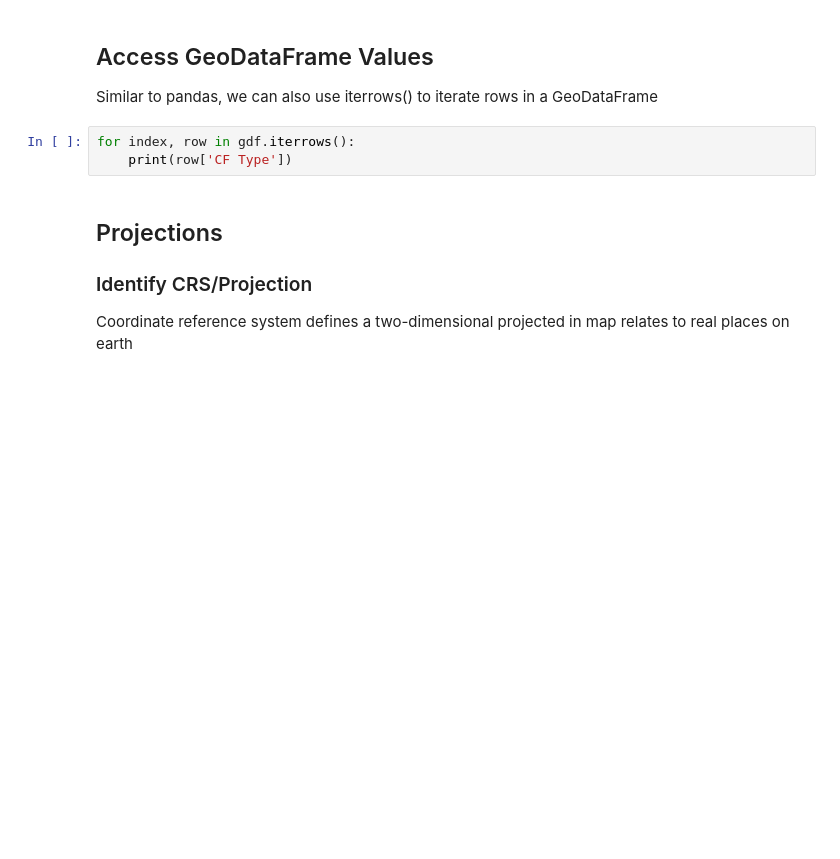
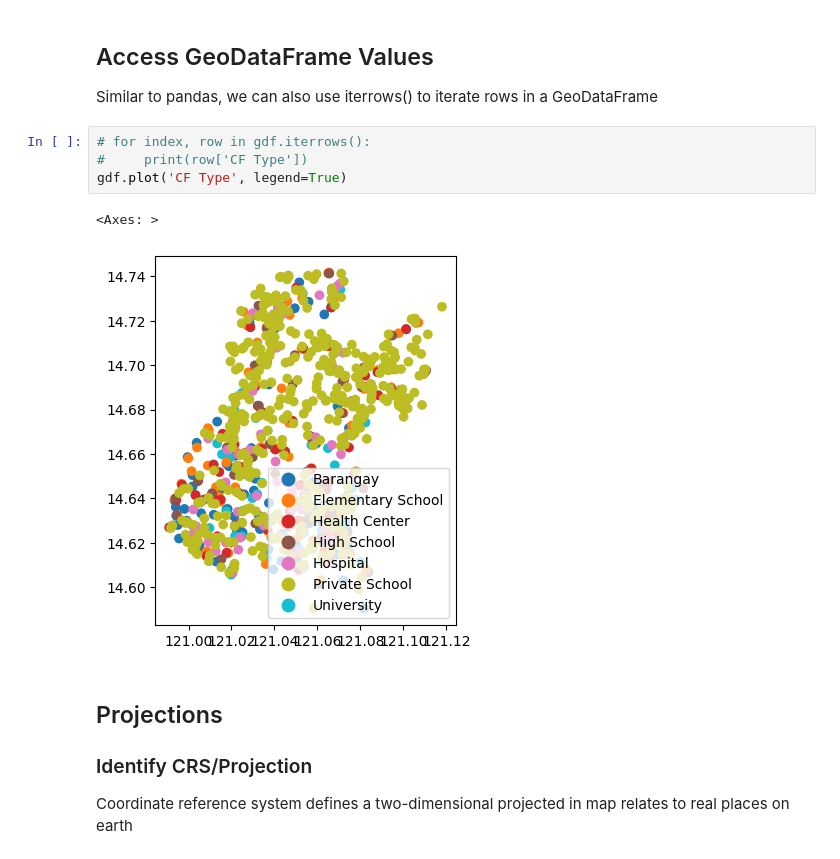
Before and after one commit to UPRI-NOAH/foss-4g-asia-2023, a Jupyter notebook: geopandas.ipynb, the cells around one changed output. Saved outputs shown, nothing was run; the diff lists cells and outputs as text; blank space fills up the shorter version.

```diff
--- a/geopandas.ipynb
+++ b/geopandas.ipynb
@@ -21,8 +92,12 @@ gdf.plot()
 ## Access GeoDataFrame Values
 Similar to pandas, we can also use iterrows() to iterate rows in a GeoDataFrame
 # %%
-for index, row in gdf.iterrows():
-    print(row['CF Type'])
+# for index, row in gdf.iterrows():
+#     print(row['CF Type'])
+gdf.plot('CF Type', legend=True)
+# %% [output]
+<Axes: >
+[figure, added]
 # %% [markdown]
 
 ## Projections
```
Also changed, not shown: parts of 15 cells of this notebook, 2 other files.
